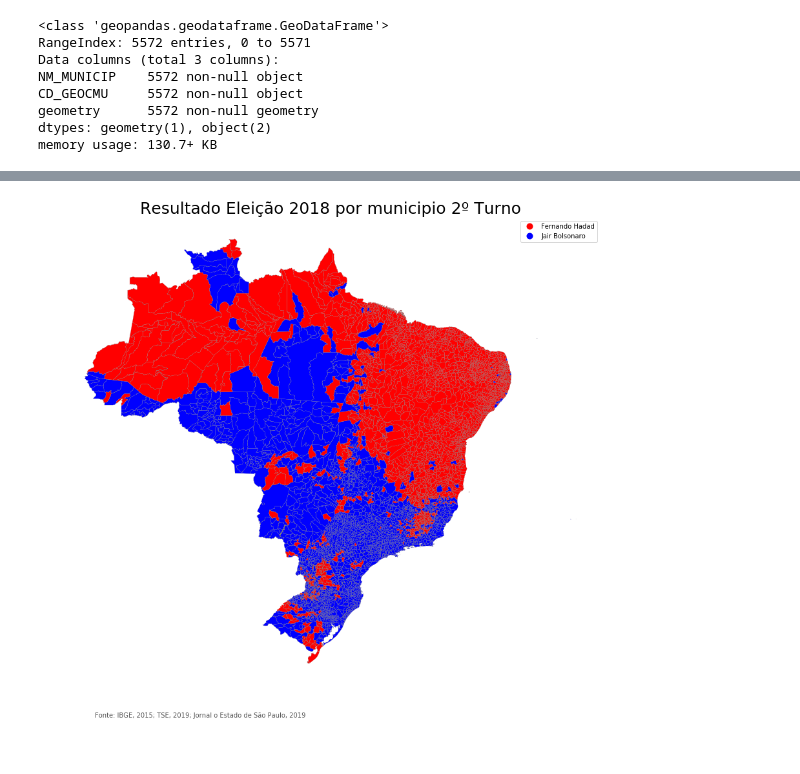
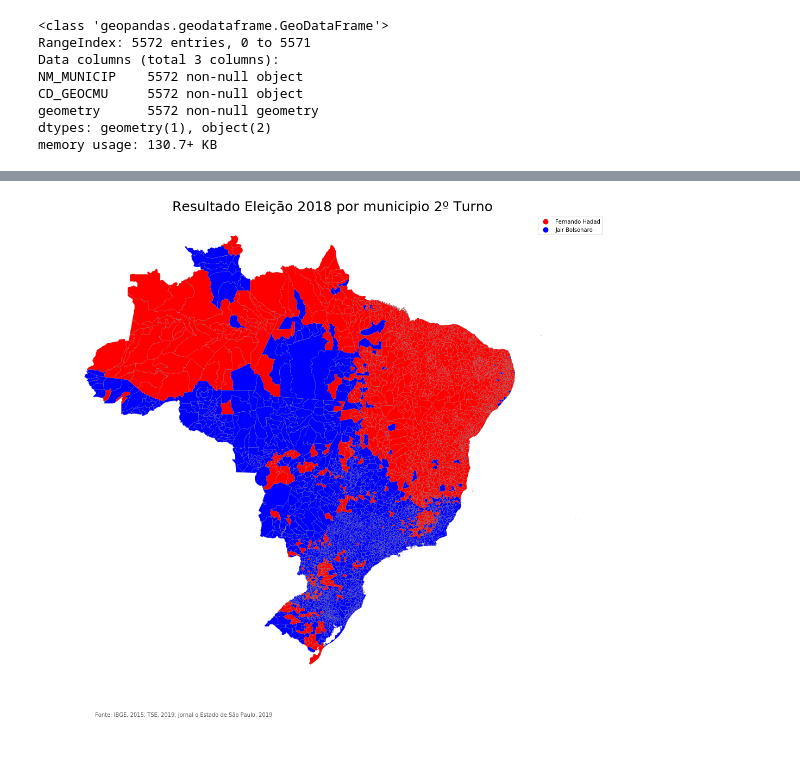
Before and after one commit to allanbraquiel/Data_Science_Projects, a Jupyter notebook: Mapa_Resultado_Eleições_2018.ipynb, the cells around one changed output, grey strips where cells are left out. Drawn from its saved outputs; the diff is of its cells as text; code cells hidden in the pictures.

```diff
--- a/Mapa_Resultado_Eleições_2018.ipynb
+++ b/Mapa_Resultado_Eleições_2018.ipynb
@@ -502,0 +467,3 @@ memory usage: 731.1+ KB
+# %%
+df_votacao_equivalencia = df_votacao_novo.join(df_equi_novo)
+df_votacao_equivalencia.head()
@@ -536,0 +516,3 @@ memory usage: 731.1+ KB
+# %%
+df_votacao_equivalencia["GEOCOD_IBGE"] = df_votacao_equivalencia["GEOCOD_IBGE"].astype(str)
+df_votacao_equivalencia.info()
@@ -537,6 +540,4 @@ memory usage: 731.1+ KB
 # %%
-# unificando os indices
-# mudando o indice do mapa
 df_mapa.set_index("CD_GEOCMU", drop=False, inplace=True)
-# mudando o indice do votacao/equivalencia
-df_vot_equi.set_index("GEOCOD_IBGE", drop=False, inplace=True)
+
+df_votacao_equivalencia.set_index("GEOCOD_IBGE", drop=False, inplace=True)
@@ -543,6 +546,5 @@ df_vot_equi.set_index("GEOCOD_IBGE", drop=False, inplace=True)
 # %%
-# juntar os dataframes
-df_mapa_novo = df_mapa.join(df_vot_equi)
+df_mapa_novo = df_mapa.join(df_votacao_equivalencia)
 df_mapa_novo.head().T
 # %% [output]
 | CD_GEOCMU | 3509106 | 3511003 | 3514403 | 3515301 | 3515350 |
@@ -643,30 +656,27 @@ memory usage: 856.2+ KB
 # %%
-#desenhar o mapa false=red true=green
-
 from matplotlib.colors import ListedColormap
 cmap = ListedColormap(["red", "blue"])
 
 #desenhando o mapa
-fig, ax = plt.subplots(1, figsize=(15, 15))
-
+fig, ax = plt.subplots(1, figsize=(18, 18))
 ax = df_mapa_novo.plot(column="RESULTADO", cmap=cmap, legend=True, linewidth=0.2, ax=ax, edgecolor="grey")
 
-# esconder os eixos
+# escondendo os eixos
 ax.set_axis_off()
 
-#Titulo
+# Titulo
 ax.set_title("Resultado Eleição 2018 por municipio 2º Turno", fontdict={"fontsize": "25", "fontweight": "2"})
 
-# Nota de rodape
+# Notas de rodapé
 ax.annotate("Fonte: IBGE, 2015; TSE, 2019; Jornal o Estado de São Paulo, 2019",
             xy=(0.1, 0.08), xycoords="figure fraction", horizontalalignment="left",
             verticalalignment="top", fontsize=10, color="#555555")
 
 # Legenda
 leg = ax.get_legend()
 leg.get_texts()[0].set_text("Fernando Hadad")
 leg.get_texts()[1].set_text("Jair Bolsonaro")
 
 plt.show()
 # %% [output]
-[figure, old version]
+[figure, new version]
```
Also changed, not shown: parts of 114 cells of this notebook.
